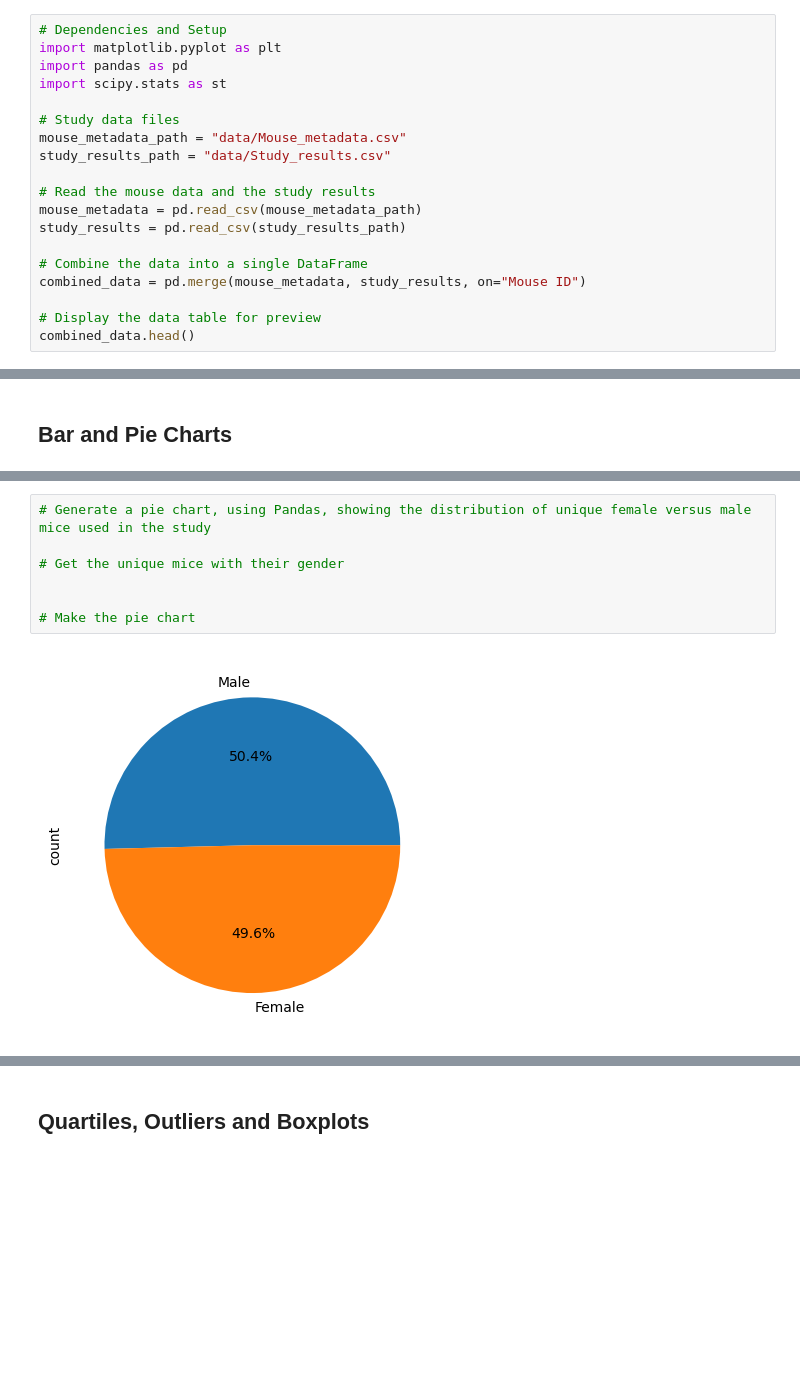
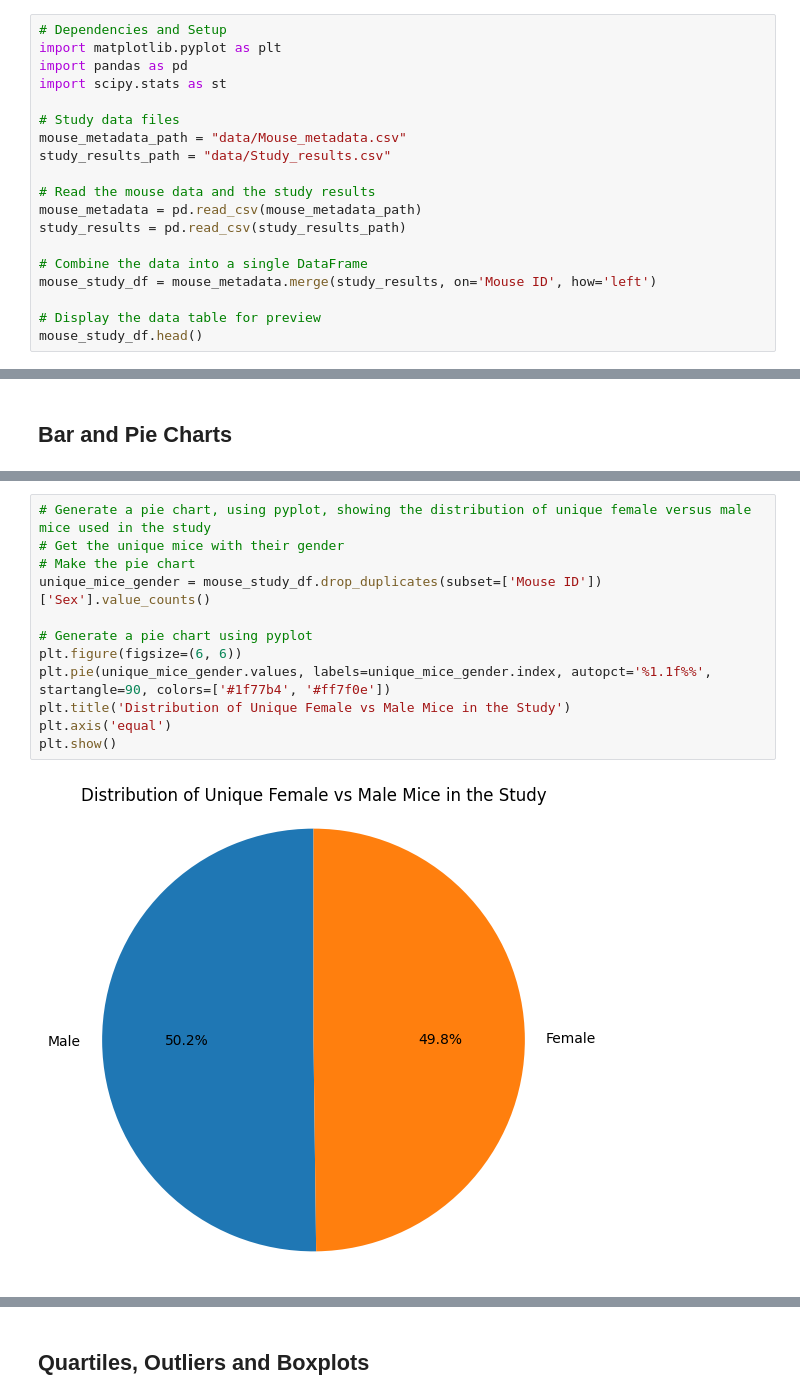
Before and after one commit to omomadcat/matplotlib-challenge, a Jupyter notebook: Pymaceuticals/pymaceuticals.ipynb, the cells around one changed output, grey strips where cells are left out. Cells and saved outputs as stored; diff of their text form; blank space fills up the shorter version.

```diff
--- a/Pymaceuticals/pymaceuticals.ipynb
+++ b/Pymaceuticals/pymaceuticals.ipynb
@@ -20,10 +33,10 @@ mouse_metadata = pd.read_csv(mouse_metadata_path)
 study_results = pd.read_csv(study_results_path)
 
 # Combine the data into a single DataFrame
-combined_data = pd.merge(mouse_metadata, study_results, on="Mouse ID")
+mouse_study_df = mouse_metadata.merge(study_results, on='Mouse ID', how='left')
 
 # Display the data table for preview
-combined_data.head()
+mouse_study_df.head()
 # %% [output]
 |  | Mouse ID | Drug Regimen | Sex | Age_months | Weight (g) | Timepoint | Tumor Volume (mm3) | ... |
 | 0 | k403 | Ramicane | Male | 21 | 16 | 0 | 45.000000 | ... |
@@ -155,9 +196,14 @@ summary_stats
 # %%
-# Generate a pie chart, using Pandas, showing the distribution of unique female versus male mice used in the study
+# Generate a pie chart, using pyplot, showing the distribution of unique female versus male mice used in the study
+# Get the unique mice with their gender
+# Make the pie chart
+unique_mice_gender = mouse_study_df.drop_duplicates(subset=['Mouse ID'])['Sex'].value_counts()
 
-# Get the unique mice with their gender
-
-
-# Make the pie chart
+# Generate a pie chart using pyplot
+plt.figure(figsize=(6, 6))
+plt.pie(unique_mice_gender.values, labels=unique_mice_gender.index, autopct='%1.1f%%', startangle=90, colors=['#1f77b4', '#ff7f0e'])
+plt.title('Distribution of Unique Female vs Male Mice in the Study')
+plt.axis('equal')
+plt.show()
 # %% [output]
-[figure, old version]
+[figure, new version]
```
Also changed, not shown: parts of 18 cells of this notebook.
